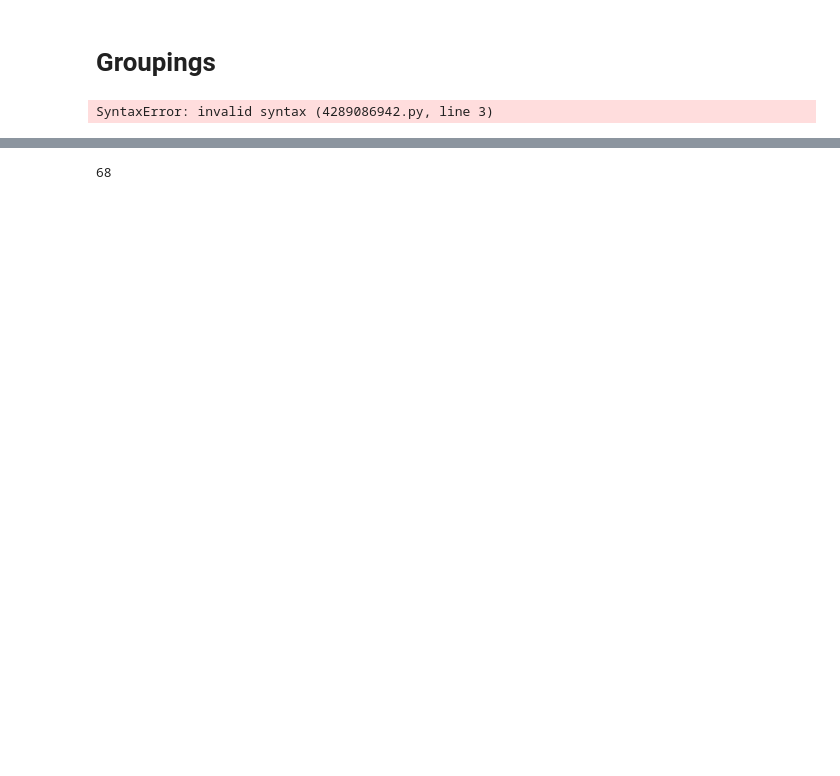
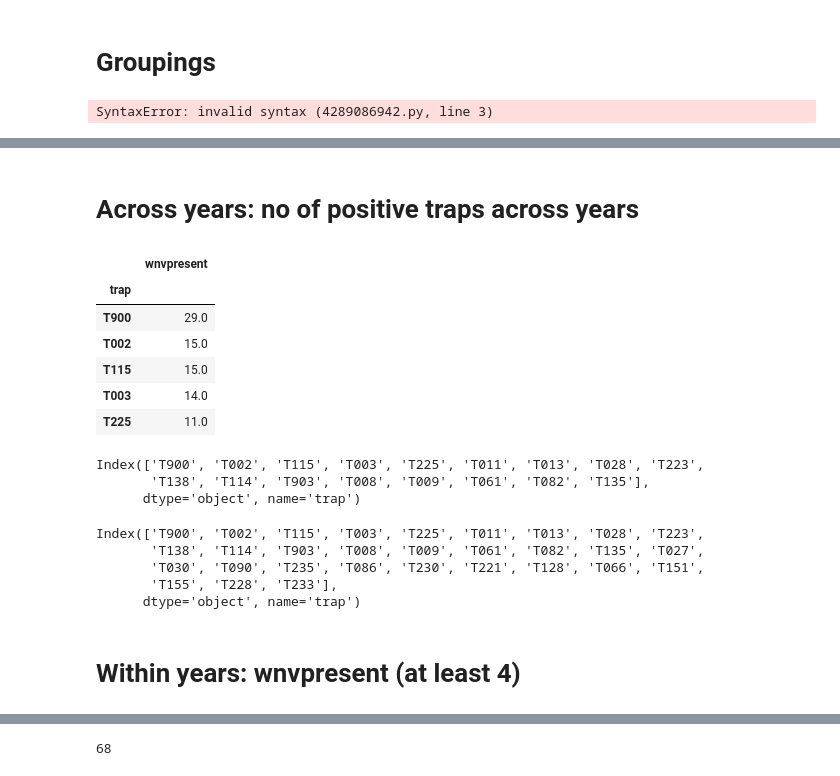
Before and after one commit to msamhz/GA-Project_4, a Jupyter notebook: code/test_data.ipynb, the cells around one changed output, grey strips where cells are left out. Saved outputs shown, nothing was run; the diff lists cells and outputs as text; code cells hidden in the pictures; blank space fills up the shorter version.

```diff
--- a/code/test_data.ipynb
+++ b/code/test_data.ipynb
@@ -245,0 +173,2 @@ wy_2007_3nabv.shape
+# %% [markdown]
+# Across years: no of positive traps across years
@@ -245,0 +179,31 @@ wy_2007_3nabv.shape
+# %%
+ay_c = betw_year.groupby(['trap'])['wnvpresent',].sum()\
+.sort_values('wnvpresent', ascending=False)
+
+ay_c.head()
+# %% [output]
+|  | wnvpresent |
+| trap |  |
+| T900 | 29.0 |
+| T002 | 15.0 |
+| T115 | 15.0 |
+| T003 | 14.0 |
+| T225 | 11.0 |
+# %%
+ay_8nabov = ay_c.loc[ay['wnvpresent']>7,:].index
+ay_8nabov
+# %% [output]
+Index(['T900', 'T002', 'T115', 'T003', 'T225', 'T011', 'T013', 'T028', 'T223',
+       'T138', 'T114', 'T903', 'T008', 'T009', 'T061', 'T082', 'T135'],
+      dtype='object', name='trap')
+# %%
+ay_6nabov = ay_c.loc[ay['wnvpresent']>5,:].index
+ay_6nabov
+# %% [output]
+Index(['T900', 'T002', 'T115', 'T003', 'T225', 'T011', 'T013', 'T028', 'T223',
+       'T138', 'T114', 'T903', 'T008', 'T009', 'T061', 'T082', 'T135', 'T027',
+       'T030', 'T090', 'T235', 'T086', 'T230', 'T221', 'T128', 'T066', 'T151',
+       'T155', 'T228', 'T233'],
+      dtype='object', name='trap')
+# %% [markdown]
+# Within years: wnvpresent (at least 4)
```
Also changed, not shown: parts of 85 cells of this notebook.
